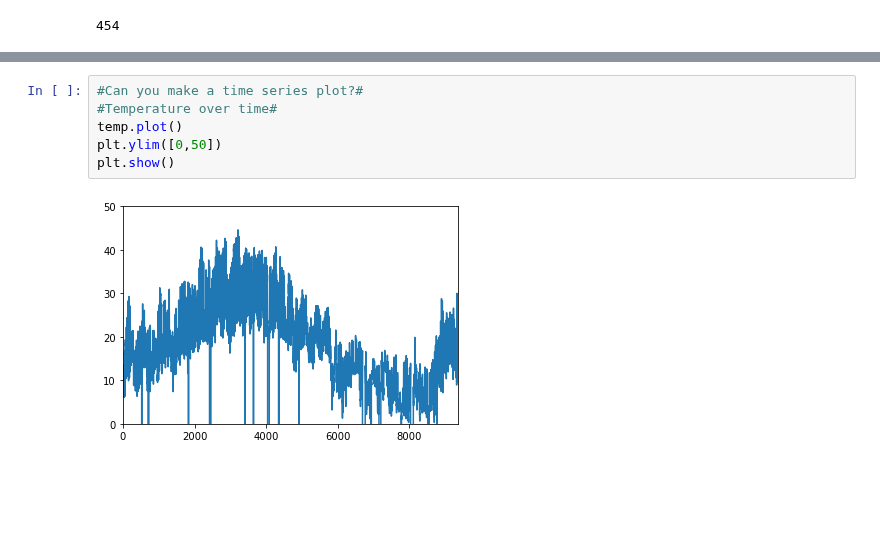
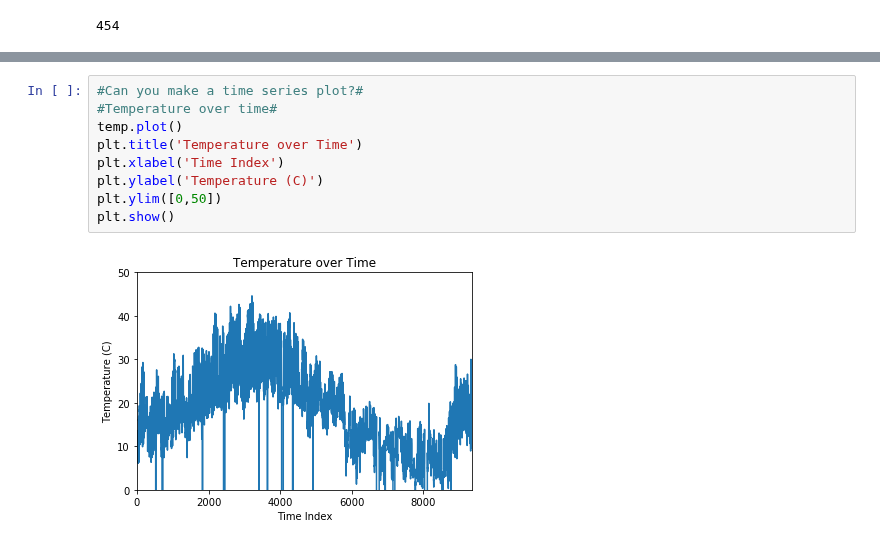
Before and after one commit to MattKNichols/capstone-project, a Jupyter notebook: Data_Story_Air_Quality.ipynb, the cells around one changed output, grey strips where cells are left out. Drawn from its saved outputs; the diff is of its cells as text; blank space fills up the shorter version.

```diff
--- a/Data_Story_Air_Quality.ipynb
+++ b/Data_Story_Air_Quality.ipynb
@@ -113,8 +94,11 @@ plt.show()
 # %%
 #Can you make a time series plot?#
 #Temperature over time#
 temp.plot()
+plt.title('Temperature over Time')
+plt.xlabel('Time Index')
+plt.ylabel('Temperature (C)')
 plt.ylim([0,50])
 plt.show()
 # %% [output]
-[figure, old version]
+[figure, new version]
```
Also changed, not shown: parts of 7 cells of this notebook.
